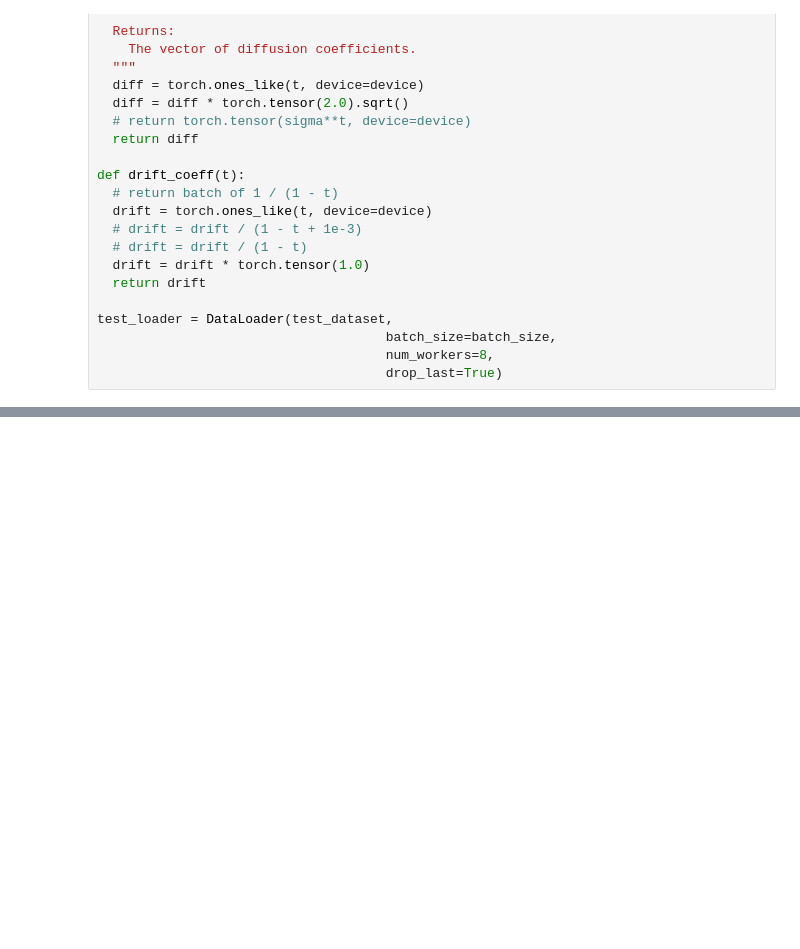
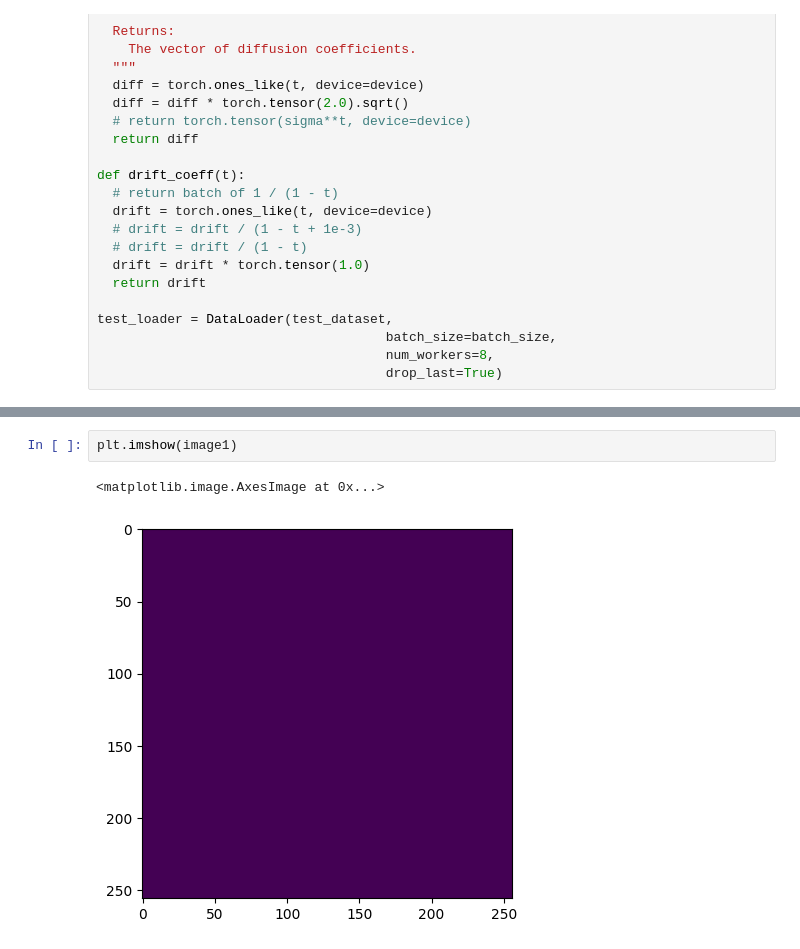
Before and after one commit to tien-th/BBDM_SDE, a Jupyter notebook: sampling_test copy.ipynb, the cells around one changed output, grey strips where cells are left out. Drawn from its saved outputs; the diff is of its cells as text; blank space fills up the shorter version.

```diff
--- a/sampling_test copy.ipynb
+++ b/sampling_test copy.ipynb
@@ -158,0 +206,5 @@ def show(img):
+# %%
+plt.imshow(image1)
+# %% [output]
+<matplotlib.image.AxesImage at 0x...>
+[figure, added]
```
Also changed, not shown: parts of 15 cells of this notebook, 6 other files.
